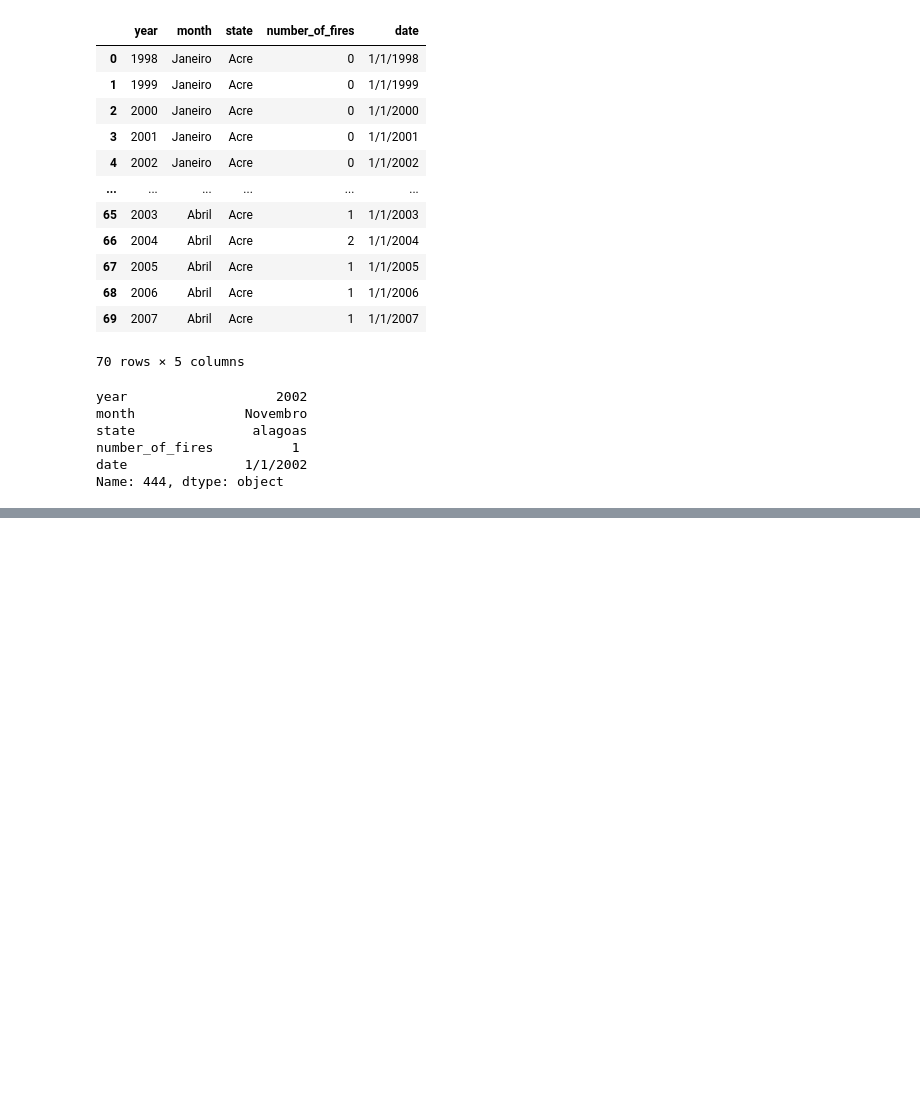
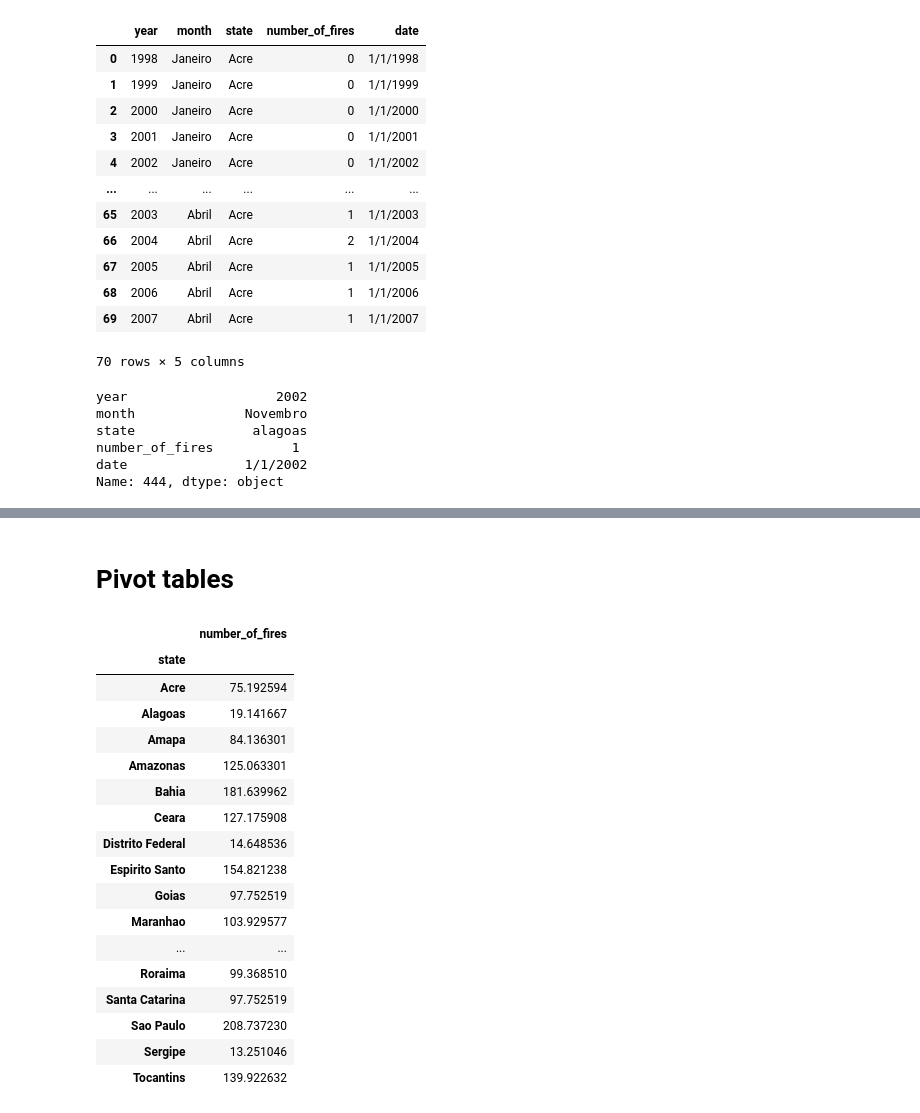
Before and after one commit to sonam201/Dataanalyticslearning, a Jupyter notebook: Amazondatacleaning.ipynb, the cells around one changed output, grey strips where cells are left out. Cells and saved outputs as stored; diff of their text form; code cells hidden in the pictures; blank space fills up the shorter version.

```diff
--- a/Amazondatacleaning.ipynb
+++ b/Amazondatacleaning.ipynb
@@ -330,0 +497,24 @@ Name: 444, dtype: object
+# %% [markdown]
+# Pivot tables
+# %%
+import numpy as np
+df.pivot_table(values = 'number_of_fires', index = 'state', aggfunc = np.mean)
+# %% [output]
+|  | number_of_fires |
+| state |  |
+| Acre | 75.192594 |
+| Alagoas | 19.141667 |
+| Amapa | 84.136301 |
+| Amazonas | 125.063301 |
+| Bahia | 181.639962 |
+| Ceara | 127.175908 |
+| Distrito Federal | 14.648536 |
+| Espirito Santo | 154.821238 |
+| Goias | 97.752519 |
+| Maranhao | 103.929577 |
+| ... | ... |
+| Roraima | 99.368510 |
+| Santa Catarina | 97.752519 |
+| Sao Paulo | 208.737230 |
+| Sergipe | 13.251046 |
+| Tocantins | 139.922632 |
```
Also changed, not shown: parts of 12 cells of this notebook.
